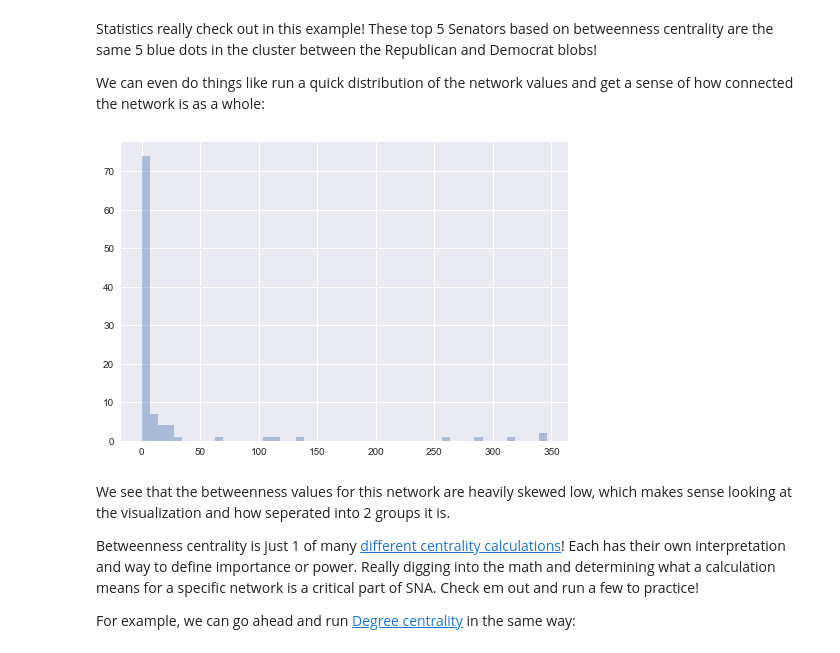
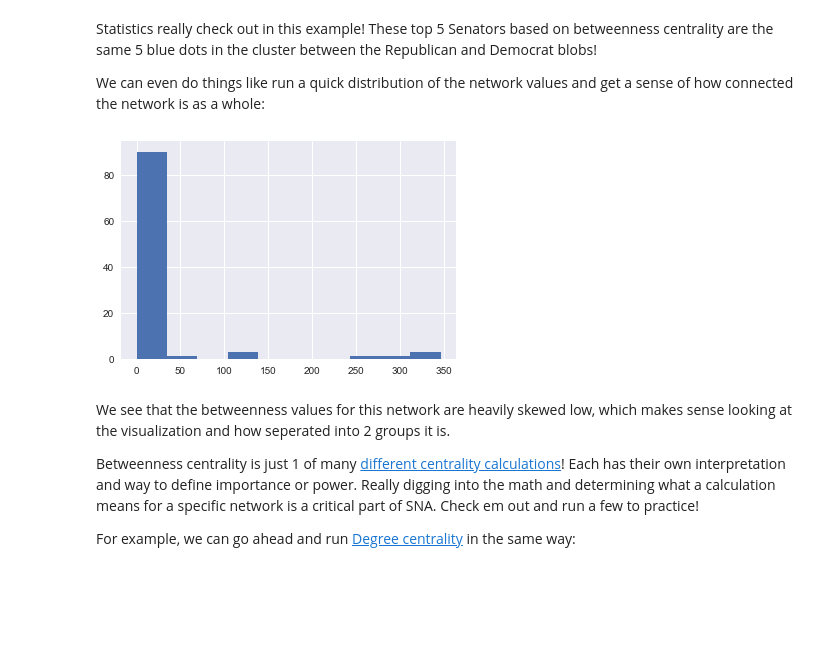
Before and after one commit to campkels/Intro-SNA-Demo, a Jupyter notebook: Intro to SNA Demo.ipynb, the cells around one changed output. Saved outputs shown, nothing was run; the diff lists cells and outputs as text; code cells hidden in the pictures; blank space fills up the shorter version.

Commit message:
Better hist

```diff
--- a/Intro to SNA Demo.ipynb
+++ b/Intro to SNA Demo.ipynb
@@ -747,15 +747,13 @@ We can even do things like run a quick distribution of the network values and ge
 # %%
 # Distribution
 %matplotlib inline
 import matplotlib.pyplot as plt
-import seaborn as sns
 
 bcvalues = list(bc.values())
-sns.distplot(bcvalues, kde=False, rug=False)
-
+plt.hist(bcvalues)
 plt.show()
 # %% [output]
-[figure, old version]
+[figure, new version]
 # %% [markdown]
 We see that the betweenness values for this network are heavily skewed low, which makes sense looking at the visualization and how seperated into 2 groups it is.
 
```
